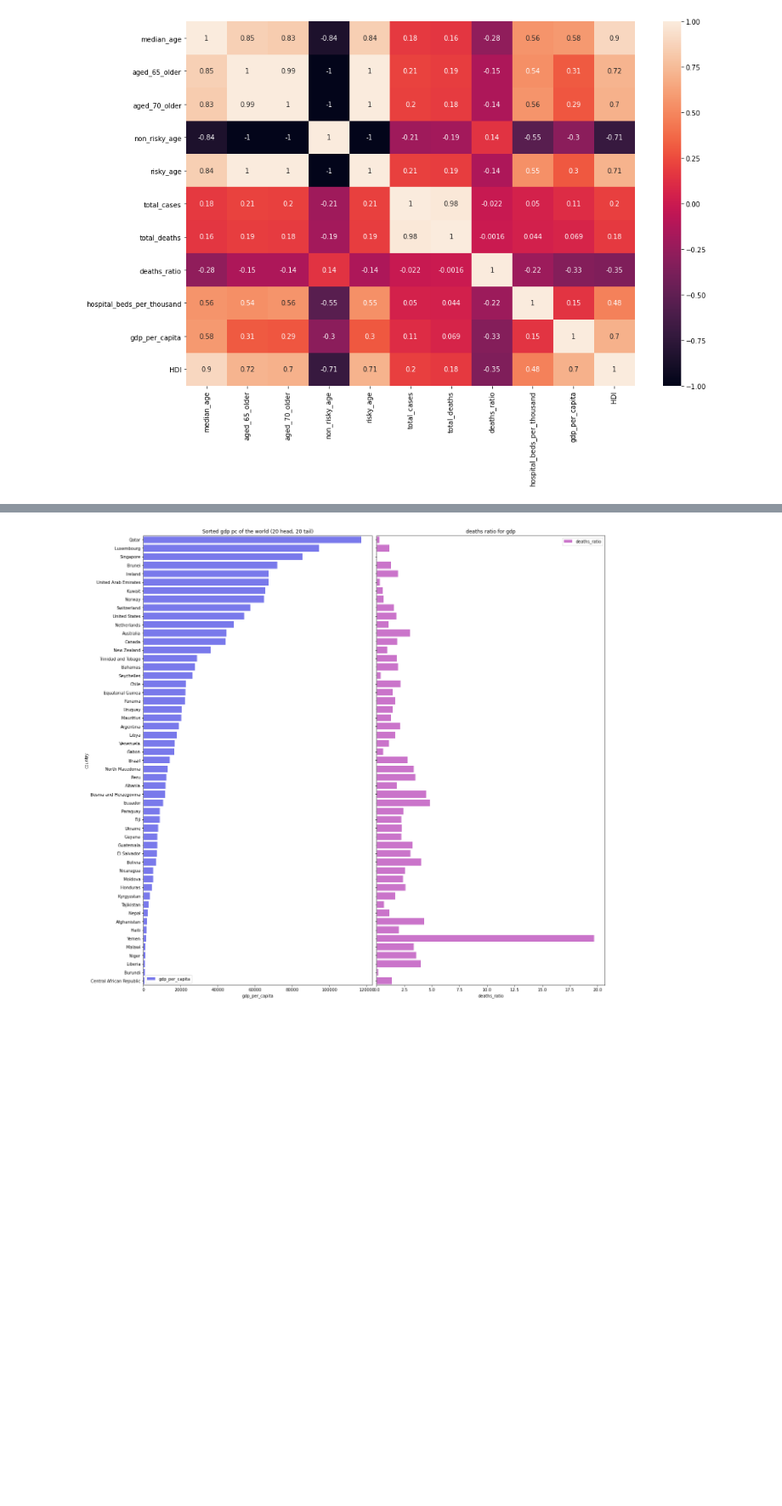
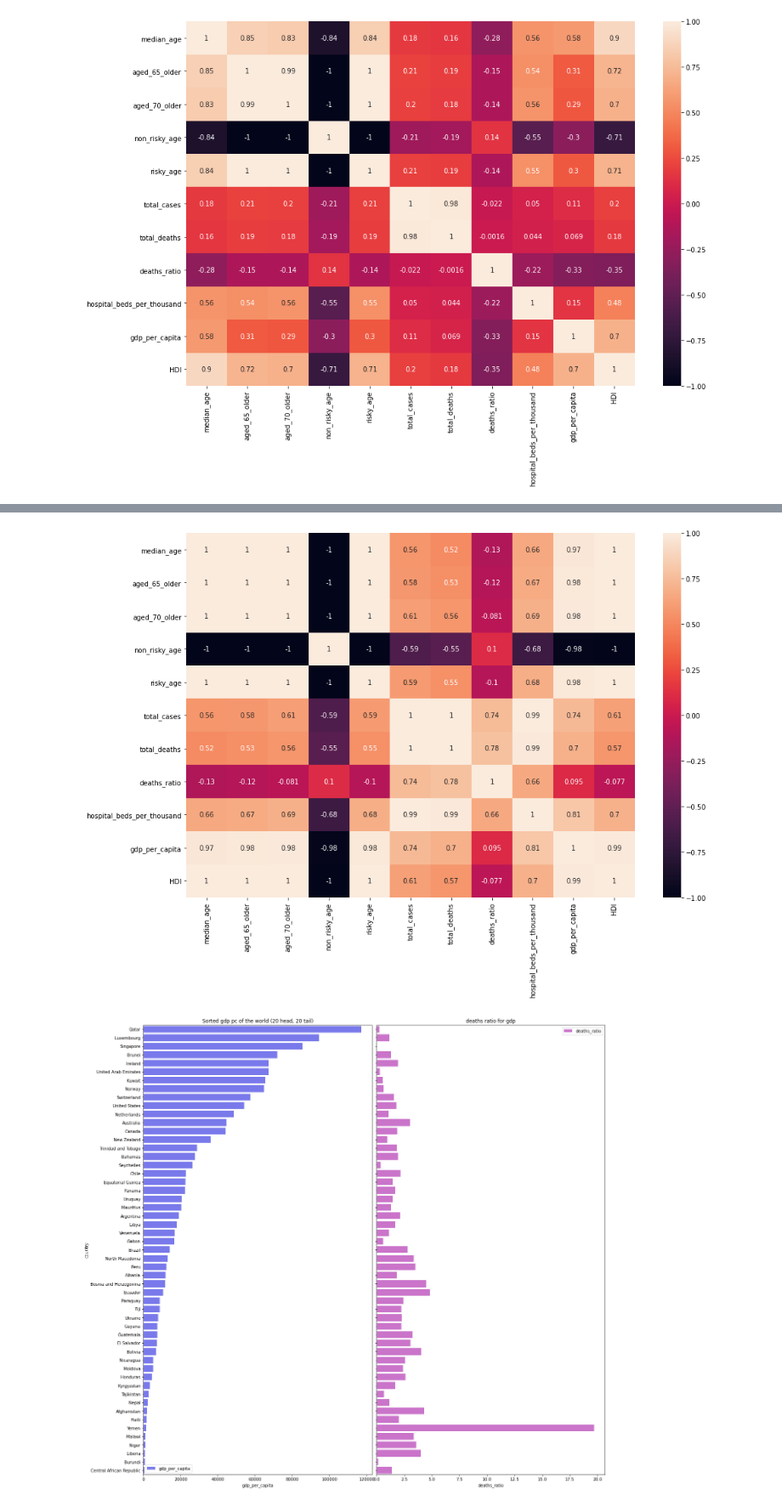
Before and after one commit to XinruYang/Data-Science-Bootcamp-21, a Jupyter notebook: ENTREGABLES/0.PROYECTO EDA/continentes_sorted_gdp.ipynb, the cells around one changed output, grey strips where cells are left out. Shown at 85% size. Saved outputs shown, nothing was run; the diff lists cells and outputs as text; code cells hidden in the pictures; blank space fills up the shorter version.

```diff
--- a/ENTREGABLES/0.PROYECTO EDA/continentes_sorted_gdp.ipynb
+++ b/ENTREGABLES/0.PROYECTO EDA/continentes_sorted_gdp.ipynb
@@ -89,3 +97,7 @@ visualization_heatmap(gdp_mundo_sorted)
+# %%
+visualization_heatmap(oceania)
+# %% [output]
+[figure, added]
 # %%
 def subplot_bar(x1, x2, y, data, title1, title2, size1, size2):
 
```
Also changed, not shown: parts of 2 cells of this notebook, 29 other files.
